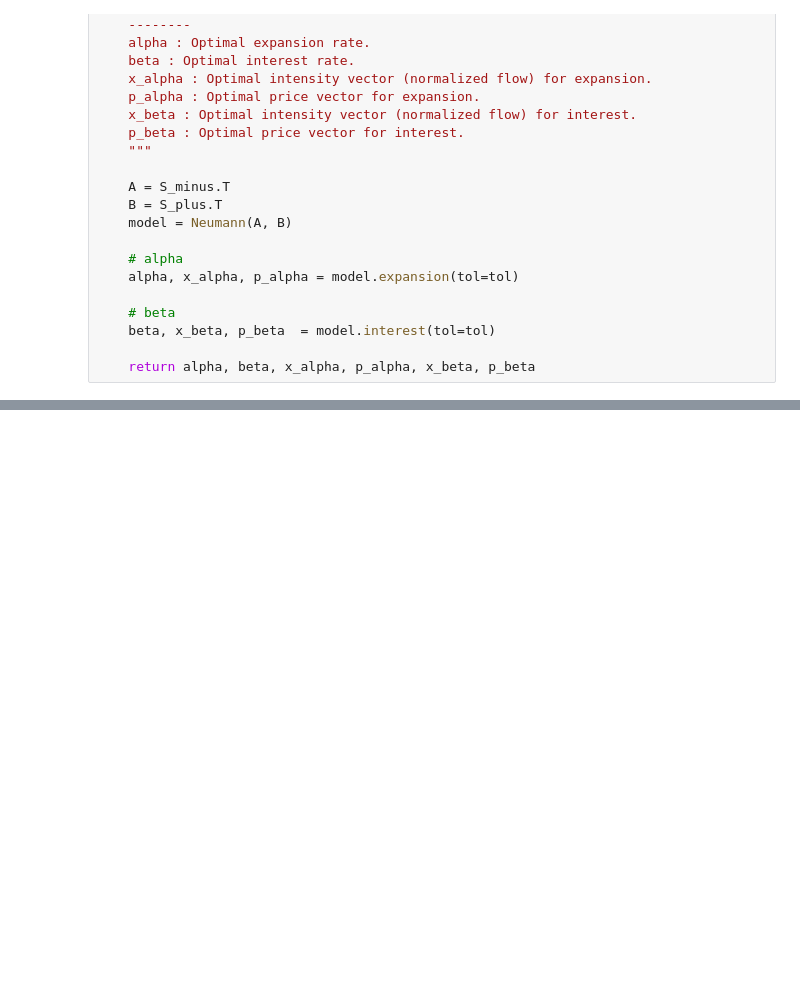
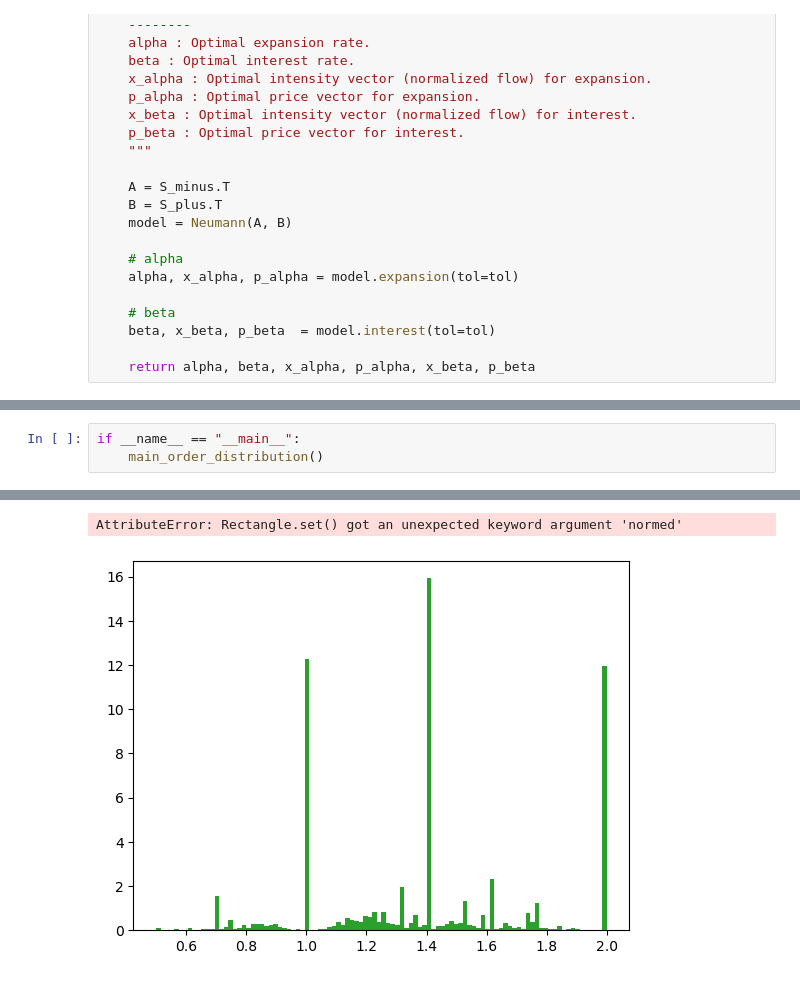
Before and after one commit to dlacoste22/CRN_project, a Jupyter notebook: Jiwei/Distribution.ipynb, the cells around one changed output, grey strips where cells are left out. Drawn from its saved outputs; the diff is of its cells as text; blank space fills up the shorter version.

```diff
--- a/Jiwei/Distribution.ipynb
+++ b/Jiwei/Distribution.ipynb
@@ -612,3 +585,7 @@ def main_order3_distribution():
 
     # also expose them for downstream use
     return alpha_arr, peak_xs
+# %%
+if __name__ == "__main__":
+    main_order_distribution()
+# %% [output]
@@ -614,0 +609,2 @@ def main_order3_distribution():
+AttributeError: Rectangle.set() got an unexpected keyword argument 'normed'
+[figure, added]
```
Also changed, not shown: parts of 4 cells of this notebook, 8 other files.
